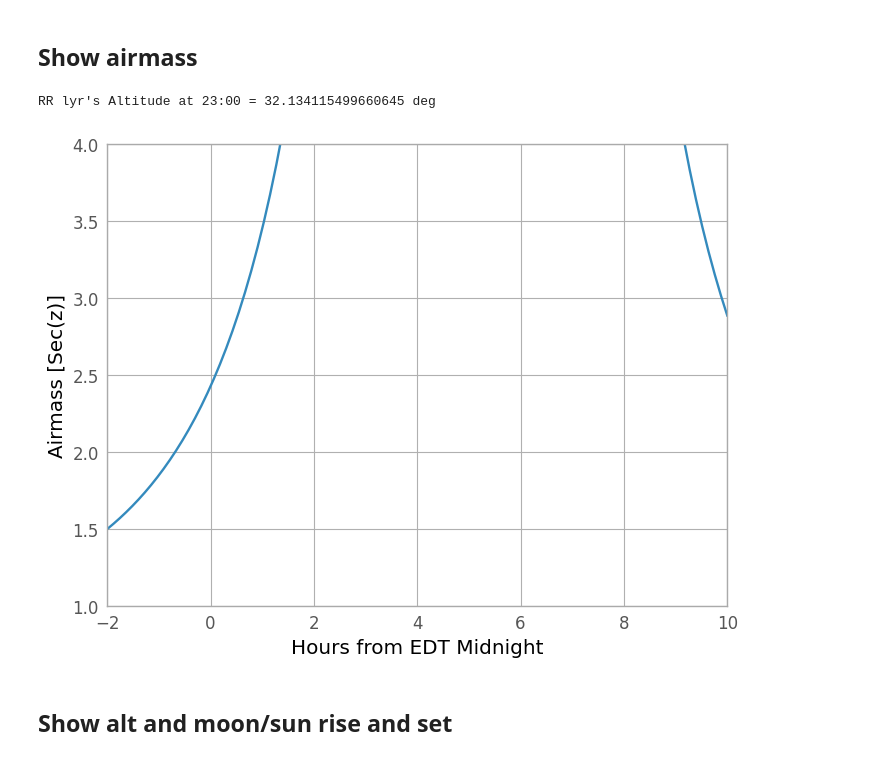
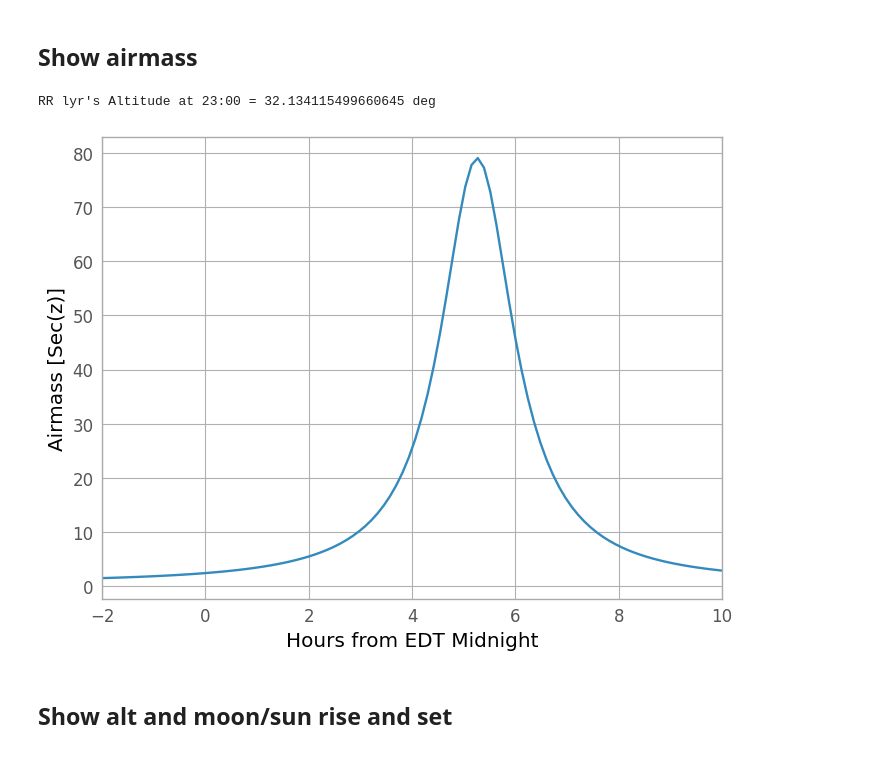
Before and after one commit to plouis35/EasyAstro, a Jupyter notebook: easytools/easyplan.ipynb, the cells around one changed output. Saved outputs shown, nothing was run; the diff lists cells and outputs as text; code cells hidden in the pictures.

```diff
--- a/easytools/easyplan.ipynb
+++ b/easytools/easyplan.ipynb
@@ -28,35 +28,35 @@ quantity_support()
 # %%
 
 import astropy.units as u
 from astropy.coordinates import AltAz, EarthLocation, SkyCoord
 from astropy.time import Time
 
 obj = SkyCoord.from_name(target)
 
 obs_loc = EarthLocation(lat=obs_latitude*u.deg, lon=-obs_longitude*u.deg, height=390*u.m)
 
 utcoffset = +1 * u.hour  # Paris Daylight Time
 
 time = Time(obs_time + ' 23:00:00') - utcoffset
 
 obj_altaz = obj.transform_to(AltAz(obstime=time,location=obs_loc))
 print(f"{target}'s Altitude at 23:00 = {obj_altaz.alt}")
 
 midnight = Time(obs_time + ' 00:00:00') - utcoffset
 
 delta_midnight = np.linspace(-2, 10, 100)*u.hour
 frame_night = AltAz(obstime=midnight+delta_midnight, location=obs_loc)
 obj_altazs_night = obj.transform_to(frame_night)
 obj_airmasss_night = obj_altazs_night.secz
 plt.plot(delta_midnight, obj_airmasss_night)
 plt.xlim(-2, 10)
-plt.ylim(1, 4)
+#plt.ylim(1, 4)
 plt.xlabel('Hours from EDT Midnight')
 plt.ylabel('Airmass [Sec(z)]')
 plt.show()
 # %% [output]
 RR lyr's Altitude at 23:00 = 32.134115499660645 deg
-[figure, old version]
+[figure, new version]
 # %% [markdown]
 ## Show alt and moon/sun rise and set
 # %%
```
Also changed, not shown: parts of 1 cell of this notebook, 2 other files.
